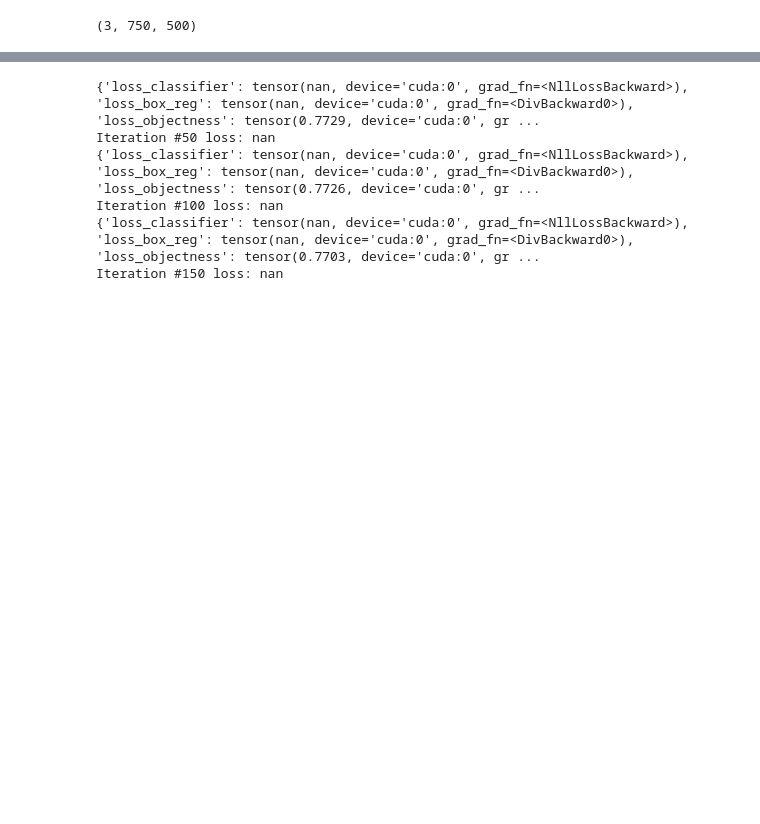
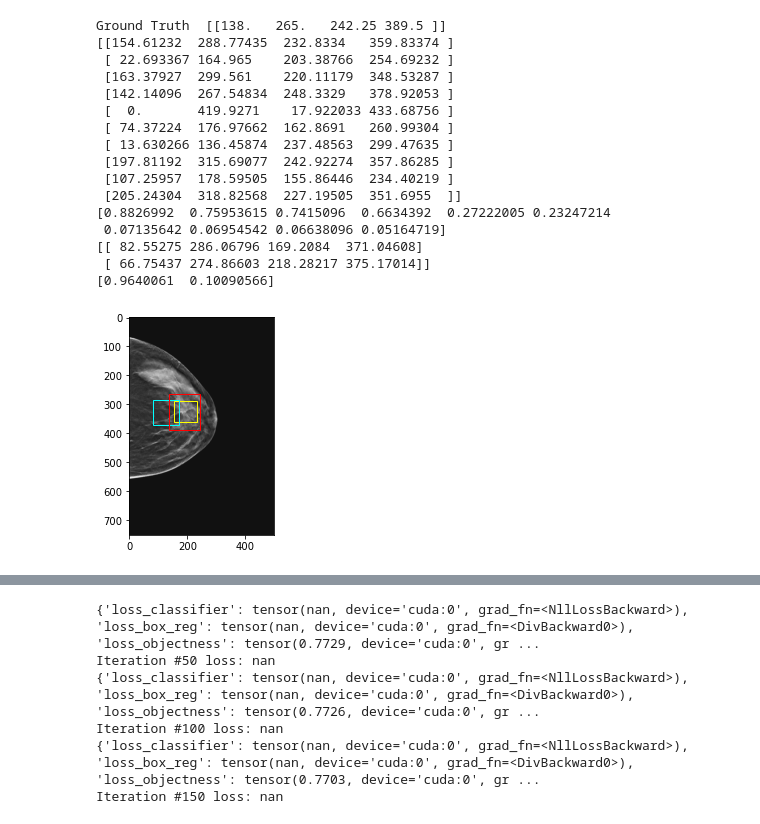
Before and after one commit to PranjalSahu/SEMISUNET, a Jupyter notebook: transfer_learning.ipynb, the cells around one changed output, grey strips where cells are left out. Drawn from its saved outputs; the diff is of its cells as text; code cells hidden in the pictures; blank space fills up the shorter version.

Commit message:
[STAR] Adding the code

```diff
--- a/transfer_learning.ipynb
+++ b/transfer_learning.ipynb
@@ -582,6 +565,0 @@ KeyboardInterrupt:
-# %%
-all_target = []
-#device = torch.device("cpu")
-#model.to(device)
-model.load_state_dict(torch.load('fasterrcnn_resnet50_dbt2.pth'))
-model.eval()
@@ -588,12 +609,12 @@ model.eval()
 # %%
-#print(loss_dict[0]['boxes'].shape)
+# [STAR] For doing inference of the model
 
 all_target = []
 all_scores  = []
 
 #device = torch.device("cpu")
 #model.to(device)
-model.load_state_dict(torch.load('fasterrcnn_resnet50_dbt2.pth'))
+model.load_state_dict(torch.load('fasterrcnn_resnet50_dbt7.pth'))
 model.eval()
 
 
@@ -606,7 +627,7 @@ for images, targets, image_ids in valid_data_loader:
     images    = new_images
     targets   = [{k: v.to(device) for k, v in t.items()} for t in targets]
     loss_dict = model(images)
-    print(loss_dict)
+    #print(loss_dict)
 
     all_scores.append(loss_dict[0]['scores'].data.cpu().numpy())
     all_target.append(loss_dict[0]['boxes'].data.cpu().numpy())
@@ -645,3 +634,65 @@ print(all_scores[index])
+# %%
+# [STAR] Code to compare the ground truth and predicted mask
+
+import matplotlib.patches as patches
+
+index        = random.randint(0, len(valid_dataset)-1)
+images, b, c = valid_dataset[index]
+
+print('Ground Truth ', b['boxes'].data.cpu().numpy())
+
+plt.imshow(images[0], cmap='gray')
+ax   = plt.gca()
+
+if(len(all_target1[index]) > 0):
+    print(all_target1[index])
+    print(all_scores1[index])
+
+    temp  = all_target1[index]
+    index = 0
+    rect  = patches.Rectangle((temp[index][0], temp[index][1]), temp[index][2]-temp[index][0], temp[index][3]-temp[index][1], linewidth=1, edgecolor='yellow', fill = False)
+    ax.add_patch(rect)
+else:
+    print('Not found 1')
+
+if(len(all_target[index]) > 0):
+    print(all_target[index])
+    print(all_scores[index])
+
+    temp  = all_target[index]
+    index = 0
+    rect  = patches.Rectangle((temp[index][0], temp[index][1]), temp[index][2]-temp[index][0], temp[index][3]-temp[index][1], linewidth=1, edgecolor='cyan', fill = False)
+    ax.add_patch(rect)
+else:
+    print('Not found 2')
+
+temp  = b['boxes'].data.cpu().numpy()#all_target[index]
+index = 0
+rect  = patches.Rectangle((temp[index][0], temp[index][1]), temp[index][2]-temp[index][0], temp[index][3]-temp[index][1], linewidth=1, edgecolor='red', fill = False)
+ax.add_patch(rect)
+
+
+#rect = patches.Rectangle((0, 0), 500, 100, linewidth=2, edgecolor='cyan', fill = False)
+
+plt.show()
+# %% [output]
+Ground Truth  [[138.   265.   242.25 389.5 ]]
+[[154.61232  288.77435  232.8334   359.83374 ]
+ [ 22.693367 164.965    203.38766  254.69232 ]
+ [163.37927  299.561    220.11179  348.53287 ]
+ [142.14096  267.54834  248.3329   378.92053 ]
+ [  0.       419.9271    17.922033 433.68756 ]
+ [ 74.37224  176.97662  162.8691   260.99304 ]
+ [ 13.630266 136.45874  237.48563  299.47635 ]
+ [197.81192  315.69077  242.92274  357.86285 ]
+ [107.25957  178.59505  155.86446  234.40219 ]
+ [205.24304  318.82568  227.19505  351.6955  ]]
+[0.8826992  0.75953615 0.7415096  0.6634392  0.27222005 0.23247214
+ 0.07135642 0.06954542 0.06638096 0.05164719]
+[[ 82.55275 286.06796 169.2084  371.04608]
+ [ 66.75437 274.86603 218.28217 375.17014]]
+[0.9640061  0.10090566]
+[figure, added]
 # %%
 # [STAR] For doing the inference on the test images
 
@@ -650,9 +701,3 @@ cpu_device = torch.device("cpu")
 
 outputs = model(images)
 outputs = [{k: v.to(cpu_device) for k, v in t.items()} for t in outputs]
-# %%
-index = random.randint(0, len(valid_dataset)-1)
-images, b, c  = valid_dataset[index]
-print(images.shape)
-# %% [output]
-(3, 750, 500)
```
Also changed, not shown: parts of 16 cells of this notebook.
